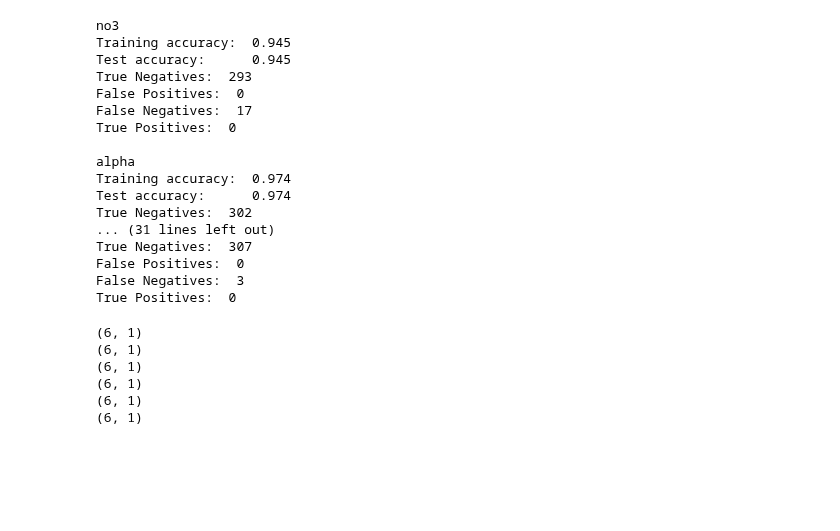
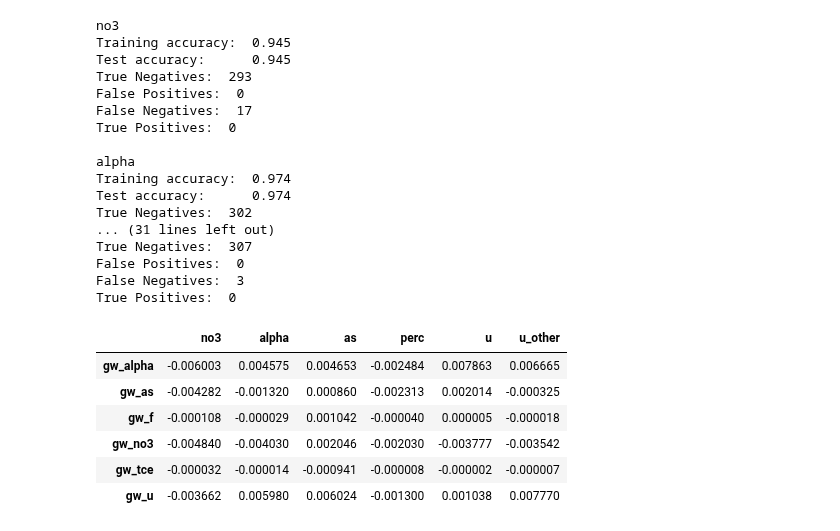
Before and after one commit to waterdatacollaborative/NicoleLook_Drinking-Water-Contaminant-Classification, a Jupyter notebook: Capstone_Modeling.ipynb, the cells around one changed output. Saved outputs shown, nothing was run; the diff lists cells and outputs as text; code cells hidden in the pictures; blank space fills up the shorter version.

Commit message:
Logistic regression model evaluation complete, conclusion text. Ready for submittal.

```diff
--- a/Capstone_Modeling.ipynb
+++ b/Capstone_Modeling.ipynb
@@ -423,13 +423,16 @@ True Positives:  0
 # %%
 lr_coef = {}
 
 for name, model in lr_fitted_models.items():
-#     lr_coef[name] = pd.Series(model.coef_.T)
-    print(model.coef_.T.shape)
+    lr_coef[name] = model.coef_[0].tolist()
+
+beta_coefficients = pd.DataFrame(lr_coef, index=X.columns, columns=lr_coef.keys())
+beta_coefficients
 # %% [output]
-(6, 1)
-(6, 1)
-(6, 1)
-(6, 1)
-(6, 1)
-(6, 1)
+|  | no3 | alpha | as | perc | u | u_other |
+| gw_alpha | -0.006003 | 0.004575 | 0.004653 | -0.002484 | 0.007863 | 0.006665 |
+| gw_as | -0.004282 | -0.001320 | 0.000860 | -0.002313 | 0.002014 | -0.000325 |
+| gw_f | -0.000108 | -0.000029 | 0.001042 | -0.000040 | 0.000005 | -0.000018 |
+| gw_no3 | -0.004840 | -0.004030 | 0.002046 | -0.002030 | -0.003777 | -0.003542 |
+| gw_tce | -0.000032 | -0.000014 | -0.000941 | -0.000008 | -0.000002 | -0.000007 |
+| gw_u | -0.003662 | 0.005980 | 0.006024 | -0.001300 | 0.001038 | 0.007770 |
```
Also changed, not shown: parts of 4 cells of this notebook.
